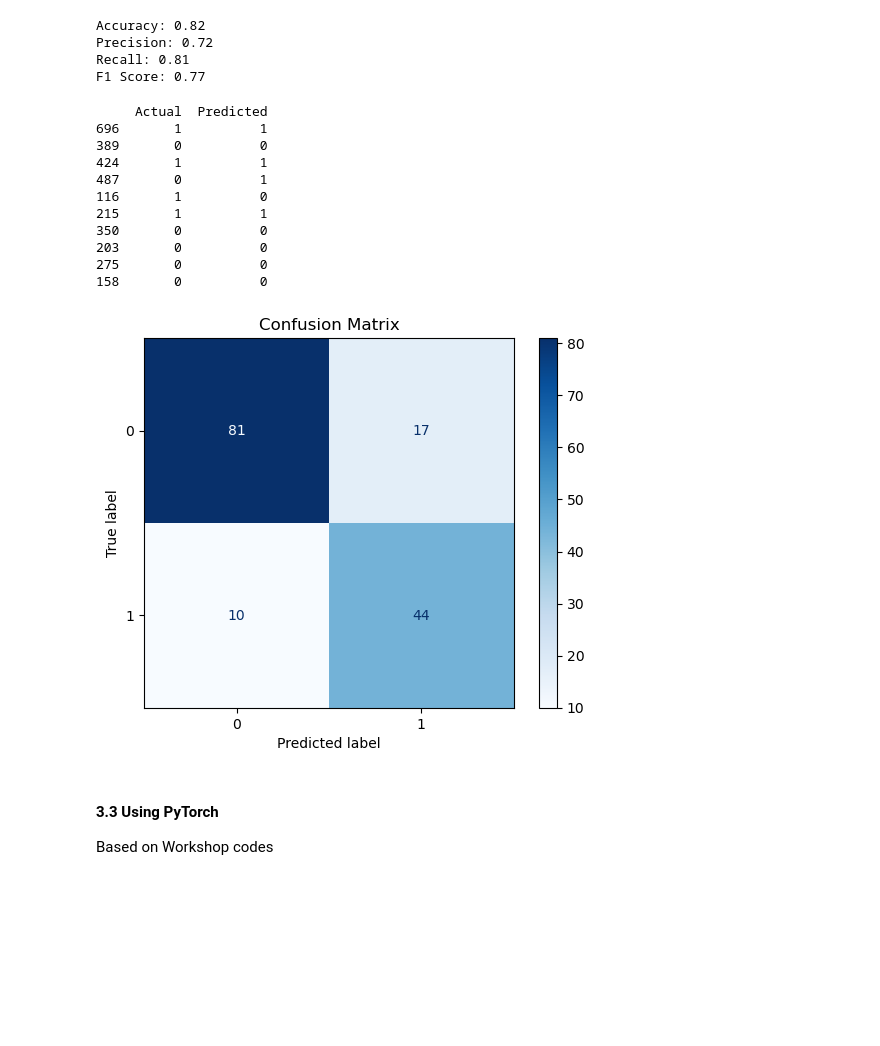
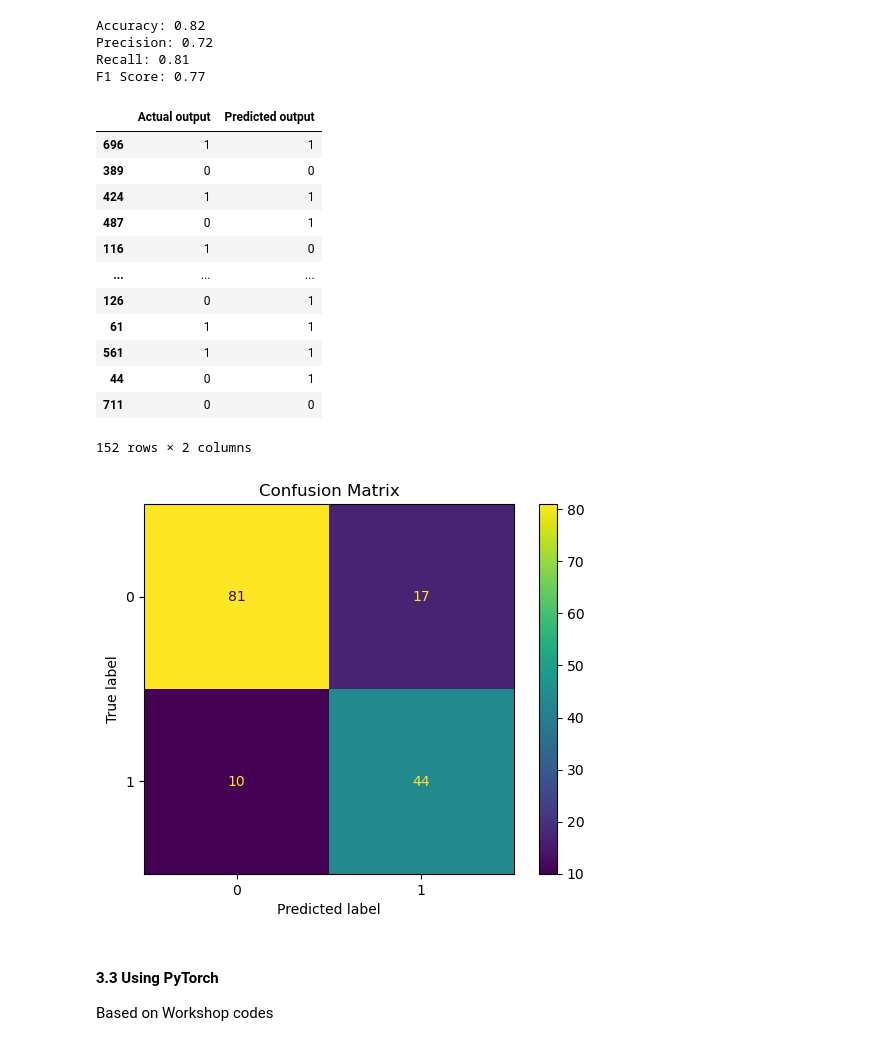
Before and after one commit to SuhirthaRavindran/DeepLearningFundamentals, a Jupyter notebook: a1903155_SuhirthaRavindran_assign1.ipynb, the cells around one changed output. Cells and saved outputs as stored; diff of their text form; code cells hidden in the pictures; blank space fills up the shorter version.

```diff
--- a/a1903155_SuhirthaRavindran_assign1.ipynb
+++ b/a1903155_SuhirthaRavindran_assign1.ipynb
@@ -79,8 +79,8 @@ plt.show()
 ##### 2.1.2 Average Insulin Levels by Outcome
 # %%
 for i in df.columns[:-1]:
-    grouped_data = df.groupby("Outcome")[i].mean()
-    plt.bar(x=grouped_data.index, height=grouped_data.values)
+    group = df.groupby("Outcome")[i].mean()
+    plt.bar(x=group.index, height=group.values)
     plt.xlabel("Outcome")
     plt.ylabel("Average "+i)
     plt.title("Average "+i+" Levels by Outcome")
@@ -525,33 +497,33 @@ Accuracy: 0.82
 Precision: 0.72
 Recall: 0.81
 F1 Score: 0.77
+# %%
+# Display predicted and actual values
+actual_predict = pd.DataFrame({'Actual output': d_y_test,'Predicted output': y_pred})
+actual_predict
+# %% [output]
+|  | Actual output | Predicted output |
+| 696 | 1 | 1 |
+| 389 | 0 | 0 |
+| 424 | 1 | 1 |
+| 487 | 0 | 1 |
+| 116 | 1 | 0 |
+| ... | ... | ... |
+| 126 | 0 | 1 |
+| 61 | 1 | 1 |
+| 561 | 1 | 1 |
+| 44 | 0 | 1 |
+| 711 | 0 | 0 |
+152 rows × 2 columns
 # %%
-# Show predicted vs actual values
-predicted_vs_actual = pd.DataFrame({
-    'Actual': d_y_test,
-    'Predicted': y_pred
-})
-print(predicted_vs_actual.head(10))  # Display the first 10 predictions
-
 # Generate and display confusion matrix
-cm = confusion_matrix(d_y_test, y_pred)
-cm_display = ConfusionMatrixDisplay(confusion_matrix=cm)
-cm_display.plot(cmap='Blues')
+conf_mat = confusion_matrix(d_y_test, y_pred)
+conf_mat_display = ConfusionMatrixDisplay(confusion_matrix = conf_mat) # Reference 2
+conf_mat_display.plot()
 plt.title('Confusion Matrix')
 plt.show()
 # %% [output]
-     Actual  Predicted
-696       1          1
-389       0          0
-424       1          1
-487       0          1
-116       1          0
-215       1          1
-350       0          0
-203       0          0
-275       0          0
-158       0          0
-[figure, old version]
+[figure, new version]
 # %% [markdown]
 #### 3.3 Using PyTorch
 Based on Workshop codes
```
Also changed, not shown: parts of 10 cells of this notebook.
